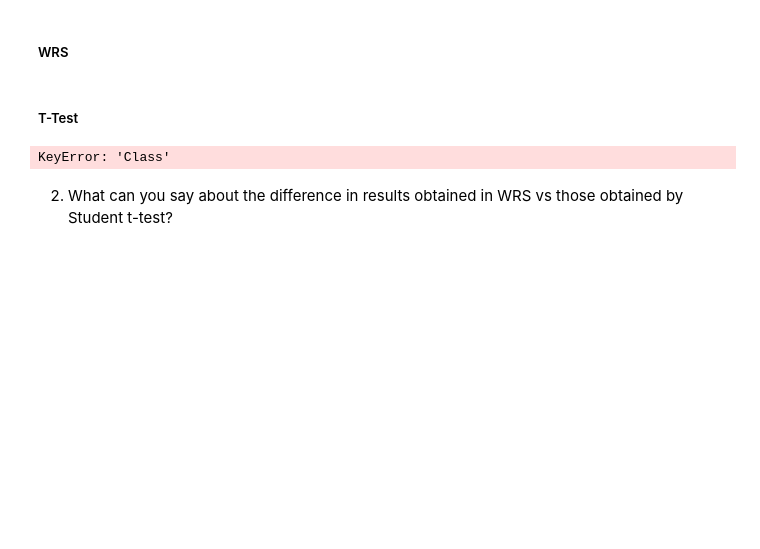
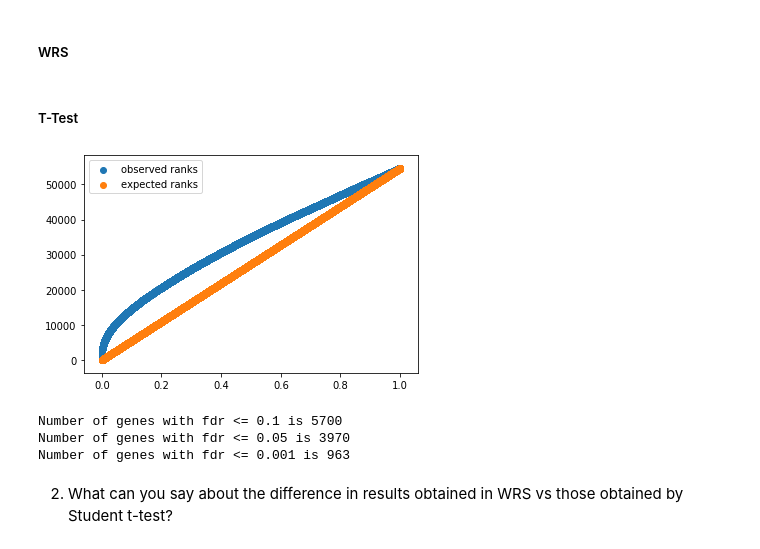
Before and after one commit to mayakerem/StatisticsDataAnalysis, a Jupyter notebook: HW4/204818181_329827190.ipynb, the cells around one changed output. Saved outputs shown, nothing was run; the diff lists cells and outputs as text; code cells hidden in the pictures; blank space fills up the shorter version.

```diff
--- a/HW4/204818181_329827190.ipynb
+++ b/HW4/204818181_329827190.ipynb
@@ -477,16 +438,45 @@ If these events are not observed at any k, then make that statement.
 ##### WRS ####
 # %%
 def get_pvals(df, test):
-    healthy = df.loc[df['Class']=='H']
+    healthy = df.loc[df['Class']=='H'].drop(['Class','ID_REF'], axis=1)
 #     healthy = df[df['Class' == 'H']]
-    sick = df.loc[df['Class']=='M']
+    sick = df.loc[df['Class']=='M'].drop(['Class','ID_REF'], axis=1)
 #     sick =  df[df['Class' == 'M']]
 
     pvals = []
-    for column in df.columns[:-1]:
+    for column in df.drop(['Class','ID_REF'], axis=1).columns[:-1]:
         if test == "ttest":
-            pvals.append(stats.ttest_ind(healthy[column], sick[column], equal_var=False)[1])
+            pvals.append(stats.ttest_ind(healthy[column].astype(float), sick[column].astype(float))[1])
         elif test == "WRS":
-            pvals.append(ranksums(healthy[column],sick[column])[1])
+            pvals.append(stats.ranksums(healthy[column],sick[column])[1])
     return pvals
+
+
+
+# def get_pvals(df, test):
+#     # Defining population from input dataset
+#     healthy = df.loc[df['Class'] =='H']
+#     sick = df.loc[df['Class'] =='M']
+
+#     pvals = []
+#     temp_data = df.drop(labels = ['Class'], axis = 1)
+#     for column in temp_data.columns:
+# #         a = healthy[column]
+# #         b = sick[column]
+#         if test == "ttest":
+#             # Add p_values for every pair (sick, healthy) to the array based on ttest
+#             print('healthy')
+#             print(healthy[column])
+#             print('sick')
+#             print(sick[column])
+#             print("---------")
+#             print(column)
+#             ttest_val = stats.ttest_ind(healthy, sick)
+#             print("---------")
+#             pvals.append(ttest_val[1])
+#         elif test == "WRS":
+#             # Add p_values for every pair (sick, healthy) to the array based on WRS
+#             pvals.append(ranksums(healthy[column],sick[column])[1])
+
+#     return pvals
 # %%
@@ -508,12 +499,17 @@ def calc_fdrs(df, test, ks=[0.1, 0.05, 0.001]):
         print(f"Number of genes with fdr <= {k} is {num}")
 # %% [markdown]
 ##### T-Test ####
-# %%
-
-
-calc_fdrs(clean_transpose_data.transpose(), "ttest")
-# %% [output]
-KeyError: 'Class'
+# %%
+calc_fdrs(clean_transpose_data, "ttest")
+# test = clean_transpose_data.drop(labels = ['Class','ID_REF'], axis = 1)
+# for column in test.columns:
+#     print(column)
+# # clean_transpose_data.drop(labels = ['Class','ID_REF'], axis = 1)
+# %% [output]
+[figure, added]
+Number of genes with fdr <= 0.1 is 5700
+Number of genes with fdr <= 0.05 is 3970
+Number of genes with fdr <= 0.001 is 963
 # %% [markdown]
 2)	What can you say about the difference in results obtained in WRS vs those obtained by Student t-test?
 # %% [markdown]
```
Also changed, not shown: parts of 8 cells of this notebook.
